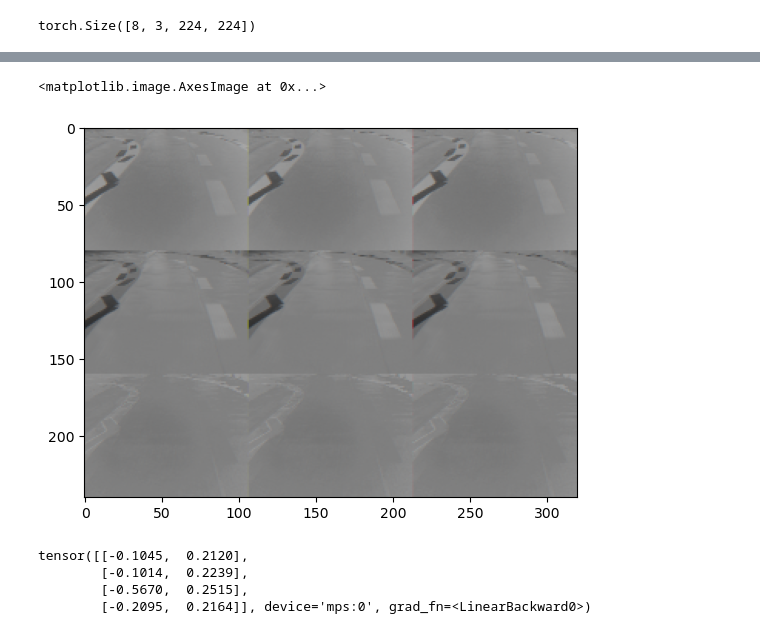
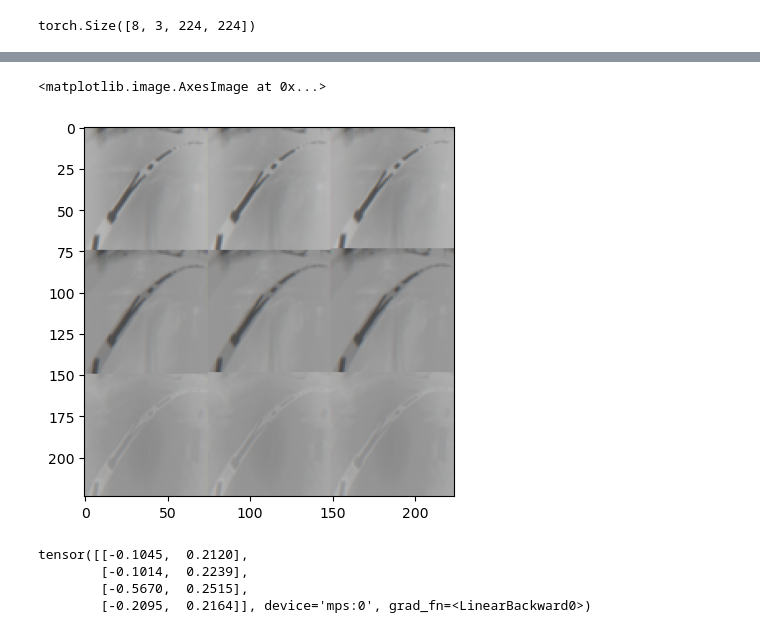
Before and after one commit to sudharsan-007/jetcar_mac, a Jupyter notebook: test_real.ipynb, the cells around one changed output, grey strips where cells are left out. Saved outputs shown, nothing was run; the diff lists cells and outputs as text; code cells hidden in the pictures.

```diff
--- a/test_real.ipynb
+++ b/test_real.ipynb
@@ -19,12 +19,13 @@ from Dataloader import JetcarDataset, SimulatorDataset
 # %%
 transforms = torch.nn.Sequential(
-    T.RandomResizedCrop(size=(224, 224),scale=(0.5,1)),
+    T.RandomResizedCrop(size=(224, 224),scale=(0.9,1)),
     T.GaussianBlur(kernel_size=(5, 9), sigma=(0.1, 4)),
     T.ColorJitter(brightness=.3, hue=.3, saturation=.3),
     #T.Normalize((0.5, 0.5, 0.5), (0.5, 0.5, 0.5)),
 )
 # %%
-realData = JetcarDataset("data/data.csv", "data/img/", transform=transforms)
-x,y = realData[1]
-print(x,y)
+realData = JetcarDataset("data_mix/data.csv", "data_mix/img/", transform=transforms)
+x,y = realData[0]
+print(x.shape)
+print(y)
 # %% [output]
@@ -48,4 +33,0 @@ print(x,y)
-# %%
-realData = JetcarDataset("data/data.csv", "data/img/", transform=transforms)
-x,y = realData[0]
-x.shape
@@ -72,5 +48,5 @@ realData.__len__()
 # %%
-train_generator = DataLoader(realData, batch_size=8, shuffle=True)
+train_generator = DataLoader(realData, batch_size=8, shuffle=True, num_workers=4)
 # %%
 x,y = next(iter(train_generator))
 # %%
@@ -229,8 +110,8 @@ tensor([0.3963, 0.6038], device='mps:0', grad_fn=<SelectBackward0>)
 # %%
-plt.imshow(np.array(x[7].reshape(240,320,3)))
+plt.imshow(np.array(x[7].reshape(224,224,3)))
 # %% [output]
 <matplotlib.image.AxesImage at 0x...>
-[figure, old version]
+[figure, new version]
 # %%
 x,y = next(iter(train_generator))
 out = model(x.to(device))
```
Also changed, not shown: parts of 17 cells of this notebook, 3 other files.
